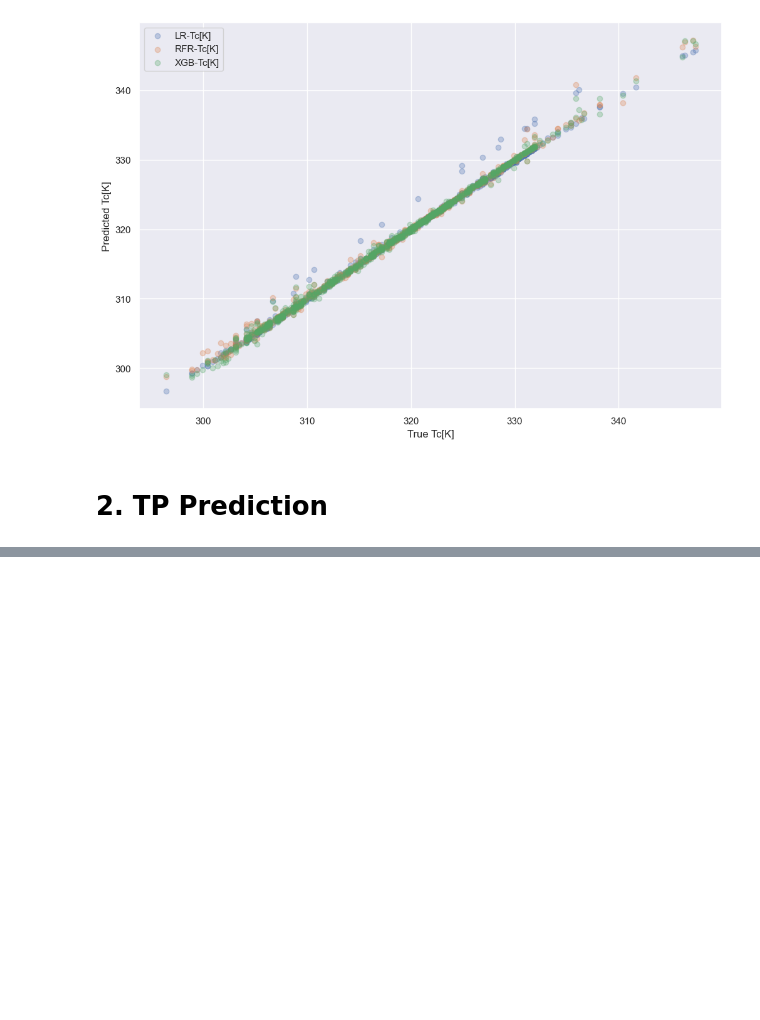
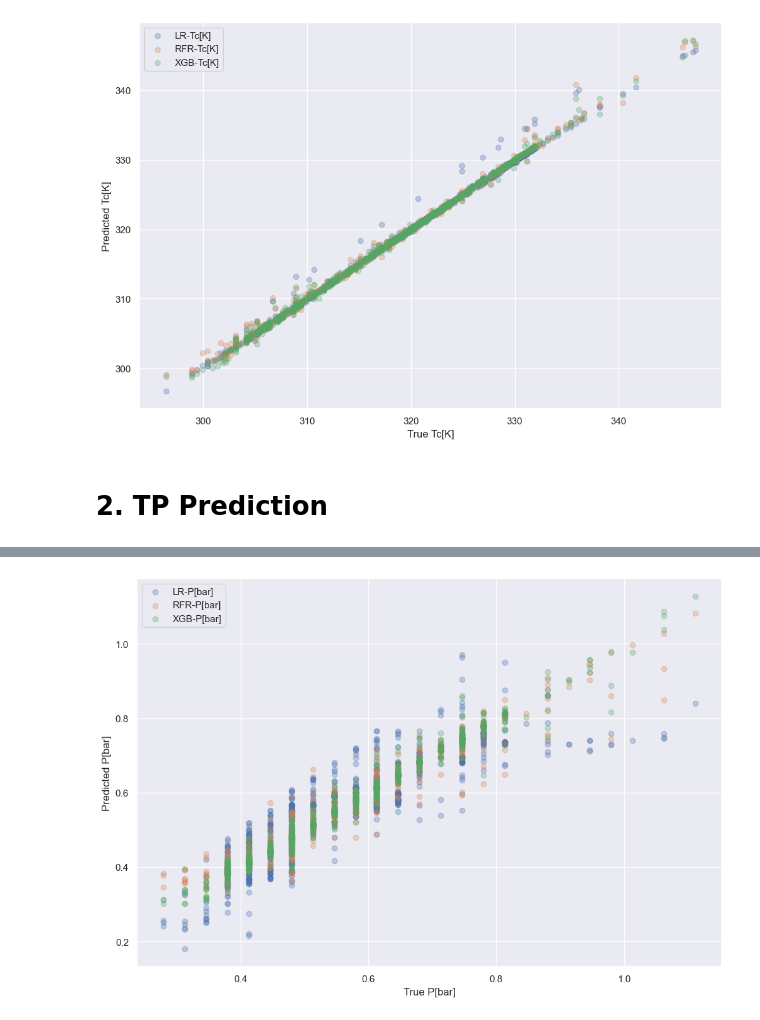
Before and after one commit to nirmalparmarphd/PHP_Paper_1_ML_Solution, a Jupyter notebook: php_ml_models.ipynb, the cells around one changed output, grey strips where cells are left out. Cells and saved outputs as stored; diff of their text form; code cells hidden in the pictures; blank space fills up the shorter version.

```diff
--- a/php_ml_models.ipynb
+++ b/php_ml_models.ipynb
@@ -329,0 +503,12 @@ y = df[['Te[K]', 'P[bar]', 'Q[W]']]
+# %%
+col = 'P[bar]'
+plt.figure(figsize=(12,8))
+plt.scatter(x=y_test[col], y=prediction_lr[col], label=f'LR-{col}', alpha=0.3)
+plt.scatter(x=y_test[col], y=prediction_rfr[col], label=f'RFR-{col}', alpha=0.3)
+plt.scatter(x=y_test[col], y=prediction_xgb[col], label=f'XGB-{col}', alpha=0.3)
+plt.xlabel(f'True {col}')
+plt.ylabel(f'Predicted {col}')
+plt.legend()
+plt.show()
+# %% [output]
+[figure, added]
```
Also changed, not shown: parts of 19 cells of this notebook.
